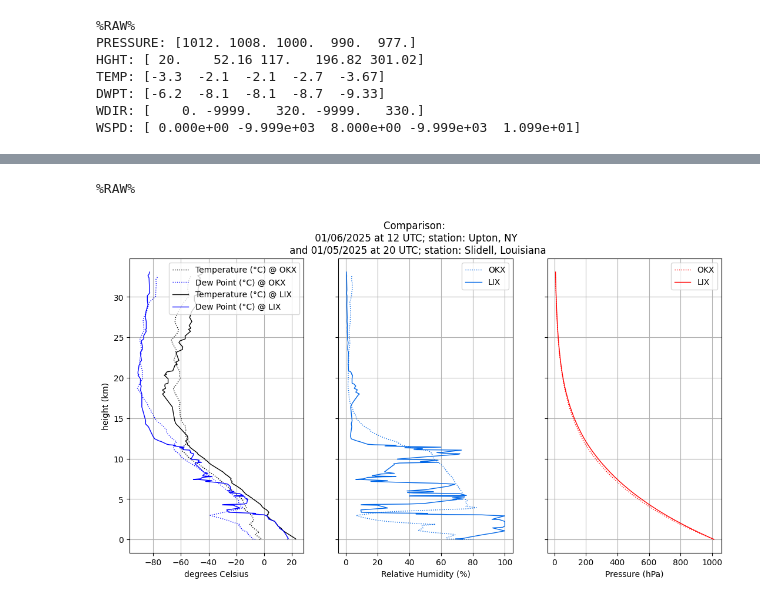
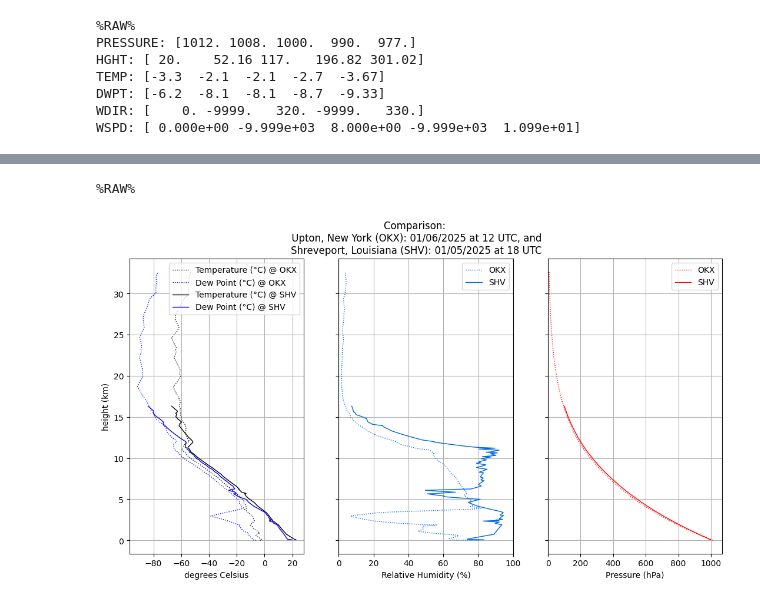
Before and after one commit to arjadre/balloon_activity, a Jupyter notebook: BalloonActivityJanuary2025.ipynb, the cells around one changed output, grey strips where cells are left out. Saved outputs shown, nothing was run; the diff lists cells and outputs as text; code cells hidden in the pictures.

```diff
--- a/BalloonActivityJanuary2025.ipynb
+++ b/BalloonActivityJanuary2025.ipynb
@@ -35,21 +37,19 @@ sounding_month = "01"
 sounding_day = "06"
 sounding_hour = "12"
 sounding_site = "OKX"
-sounding_site_name = 'Upton, NY'
+sounding_site_name = "Upton, New York"
 
 # List of sites: https://www.weather.gov/upperair/sounding
 # (usually need to remove the K at the beginning: KOKX on the map = OKX in the code above)
-# (exception: TJSJ = San Juan, PR; do not remove the T)
-# another website: https://www.spc.noaa.gov/exper/soundings/
-
-# could also try: https://www.spc.noaa.gov/exper/soundings/24063018_OBS/TJSJ.txt - San Juan, PR at 18 UTC on June 30 2024
-
+# (there are some exceptions, such as TJSJ = San Juan, PR; do not remove the T)
+# (data from some sites outside the continental US are not available here)
+# Another website with similar info: https://www.spc.noaa.gov/exper/soundings/
 
 # URL of the data file
-# This will look like: "https://www.spc.noaa.gov/exper/soundings/24062812_OBS/OKX.txt"
+# This will look like: "https://www.spc.noaa.gov/exper/soundings/25010612_OBS/OKX.txt"
 base_url = "https://www.spc.noaa.gov/exper/soundings/"
 url = base_url + sounding_year + sounding_month + sounding_day + sounding_hour + "_OBS/" + sounding_site + ".txt"
-plot_title = sounding_month + "/" + sounding_day + "/20" + sounding_year + " at " + sounding_hour + " UTC; station: " + sounding_site_name
+plot_title = sounding_site_name  + " (" + sounding_site + "): " + sounding_month + "/" + sounding_day + "/20" + sounding_year + " at " + sounding_hour + " UTC"
 
 # Function to download and parse the data
 def download_and_parse(url):
@@ -290,70 +427,63 @@ plt.show()
 # %%
-# Sounding info: Tornado event
-
-# List of sites: https://www.weather.gov/upperair/sounding
-# (usually need to remove the K at the beginning: KOKX on the map = OKX in the code above)
-# (exception: TJSJ = San Juan, PR; do not remove the T)
-# (data from some sites outside the continental US are not available here)
-# contains some errors, such as: Tucson, AZ is now KTUS instead of KTWC
-# another website: https://www.spc.noaa.gov/exper/soundings/
+# Next we will plot data from a severe weather event on January 5, 2025,
+# which brought tornadoes, hail, and damaging winds to Arkansas, Louisiana,
+# Mississippi, and Alabama.
+# More info about this event: https://www.spc.noaa.gov/exper/archive/event.php?date=20250105
 
 # Note: In most cases you will want sounding_hour_2 = "00" or sounding_hour_2 = "12"
 sounding_year_2 = "25"
 sounding_month_2 = "01"
 sounding_day_2 = "05"
-sounding_hour_2 = "20"
-sounding_site_2 = "LIX"
-sounding_site_name_2 = 'Slidell, Louisiana'
+sounding_hour_2 = "18"
+sounding_site_2 = "SHV"
+sounding_site_name_2 = "Shreveport, Louisiana"
 
 url_2 = base_url + sounding_year_2 + sounding_month_2 + sounding_day_2 + sounding_hour_2 + "_OBS/" + sounding_site_2 + ".txt"
-plot_title_2 = sounding_month_2 + "/" + sounding_day_2 + "/20" + sounding_year_2 + " at " + sounding_hour_2 + " UTC; station: " + sounding_site_name_2
-
+plot_title_2 = sounding_site_name_2  + " (" + sounding_site_2 + "): " + sounding_month_2 + "/" + sounding_day_2 + "/20" + sounding_year_2 + " at " + sounding_hour_2 + " UTC"
 # Download and parse the data
 PRESSURE_2, HGHT_2, TEMP_2, DWPT_2, WDIR_2, WSPD_2 = download_and_parse(url_2)
 
-# Relative humidity:
+# Calculate relative humidity:
 RELHUM_2 = rel_hum(TEMP_2, DWPT_2)
 
+# Convert height from meters to kilometers:
 HGHT_km_2 = HGHT_2/1000
 
 plt.rcParams["figure.figsize"] = [13.00, 6.50] # length, width
 fig_2, axs_2 = plt.subplots(1, 3, sharey=True)
 
 # First panel:
 colnow = 0
-axs_2[colnow].plot(TEMP,HGHT_km,'k:',linewidth=1)
-axs_2[colnow].plot(DWPT,HGHT_km,'b:',linewidth=1)
-axs_2[colnow].plot(TEMP_2[1:],HGHT_km_2[1:],'k-',linewidth=1)
-axs_2[colnow].plot(DWPT_2[1:],HGHT_km_2[1:],'b-',linewidth=1)
+axs_2[colnow].plot(TEMP[TEMP != -9999],HGHT_km[TEMP != -9999],'k:',linewidth=1)
+axs_2[colnow].plot(DWPT[DWPT != -9999],HGHT_km[DWPT != -9999],'b:',linewidth=1)
+axs_2[colnow].plot(TEMP_2[TEMP_2 != -9999],HGHT_km_2[TEMP_2 != -9999],'k-',linewidth=1)
+axs_2[colnow].plot(DWPT_2[DWPT_2 != -9999],HGHT_km_2[DWPT_2 != -9999],'b-',linewidth=1)
 axs_2[colnow].legend([('Temperature (°C) @ '+ sounding_site),('Dew Point (°C) @ ' + sounding_site), \
                    ('Temperature (°C) @ '+ sounding_site_2),('Dew Point (°C) @ ' + sounding_site_2)])
 axs_2[colnow].set_xlabel('degrees Celsius')
 axs_2[colnow].set_ylabel('height (km)')
-#axs_2[colnow].set_title(plot_title)
 axs_2[colnow].grid(True)
 
 # Second panel:
 colnow = 1
-axs_2[colnow].plot(RELHUM,HGHT_km,linewidth=1,color=skyblue_RGB,linestyle='dotted')
-axs_2[colnow].plot(RELHUM_2,HGHT_km_2,linewidth=1,color=skyblue_RGB)
+axs_2[colnow].plot(RELHUM[(TEMP != -9999) & (DWPT != -9999)],HGHT_km[(TEMP != -9999) & (DWPT != -9999)],linewidth=1,color=skyblue_RGB,linestyle='dotted')
+axs_2[colnow].plot(RELHUM_2[(TEMP_2 != -9999) & (DWPT_2 != -9999)],HGHT_km_2[(TEMP_2 != -9999) & (DWPT_2 != -9999)],linewidth=1,color=skyblue_RGB)
 axs_2[colnow].legend([sounding_site,sounding_site_2])
 axs_2[colnow].set_xlabel('Relative Humidity (%)')
-# axs_2[colnow].set_ylabel('height (km)')
-# axs_2[colnow].set_title(plot_title)
 axs_2[colnow].grid(True)
+axs_2[colnow].set_xlim(0, 100)
 
 # Third panel:
 colnow = 2
-axs_2[colnow].plot(PRESSURE,HGHT_km,'r:',linewidth=1)
-axs_2[colnow].plot(PRESSURE_2,HGHT_km_2,'r-',linewidth=1)
+axs_2[colnow].plot(PRESSURE[PRESSURE != -9999],HGHT_km[PRESSURE != -9999],'r:',linewidth=1)
+axs_2[colnow].plot(PRESSURE_2[PRESSURE_2 != -9999],HGHT_km_2[PRESSURE_2 != -9999],'r-',linewidth=1)
 axs_2[colnow].legend([sounding_site,sounding_site_2])
 axs_2[colnow].set_xlabel('Pressure (hPa)')
-# axs_2[colnow].set_ylabel('height (km)')
-# axs_2[colnow].set_title(plot_title)
 axs_2[colnow].grid(True)
+axs_2[colnow].set_xlim(0, 1070)
 
-fig_2.suptitle(('Comparison: \n ' + plot_title + ' \n and ' + plot_title_2))
+fig_2.suptitle(('Comparison: \n ' + plot_title + ', and \n' + plot_title_2))
 plt.show()
 # %% [output]
 %RAW%
-[figure, old version]
+[figure, new version]
```
Also changed, not shown: parts of 7 cells of this notebook.
